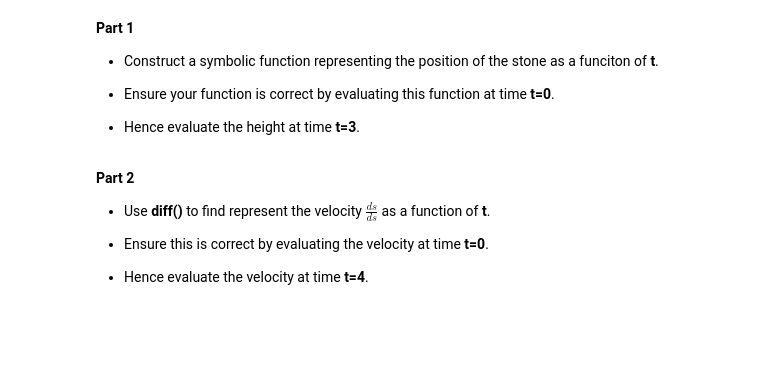
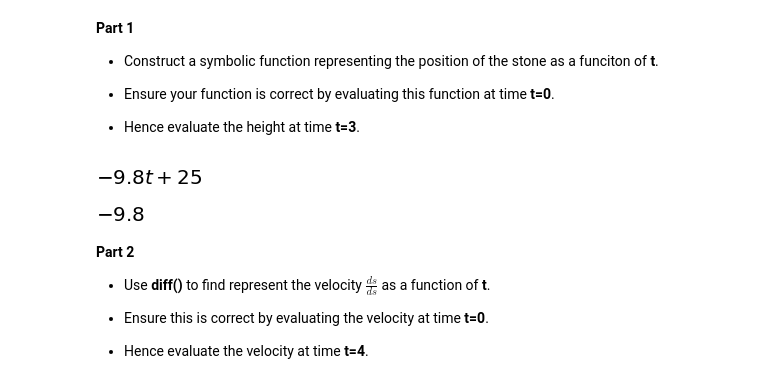
Before and after one commit to tlyonsWIT/Applied-Calculus, a Jupyter notebook: Applied Calculus 2021 - Python Workbook 4.ipynb, the cells around one changed output. Cells and saved outputs as stored; diff of their text form; code cells hidden in the pictures; blank space fills up the shorter version.

```diff
--- a/Applied Calculus 2021 - Python Workbook 4.ipynb
+++ b/Applied Calculus 2021 - Python Workbook 4.ipynb
@@ -348,6 +365,17 @@ __Part 1__
 * Ensure your function is correct by evaluating this function at time __t=0__.
 
 * Hence evaluate the height at time __t=3__.
+# %%
+s=30+25*t-4.9*t**2
+v=diff(s,t)
+v
+# %% [output]
+[figure, added]
+# %%
+a=diff(s,t,2)
+a
+# %% [output]
+[figure, added]
 # %% [markdown]
 __Part 2__
 
```
Also changed, not shown: parts of 7 cells of this notebook.
